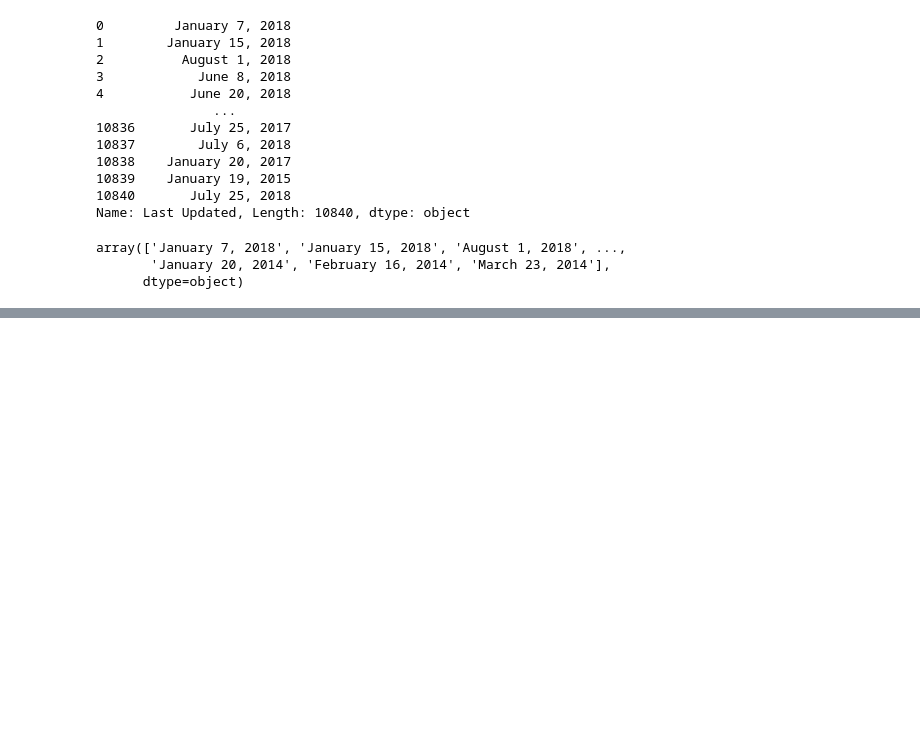
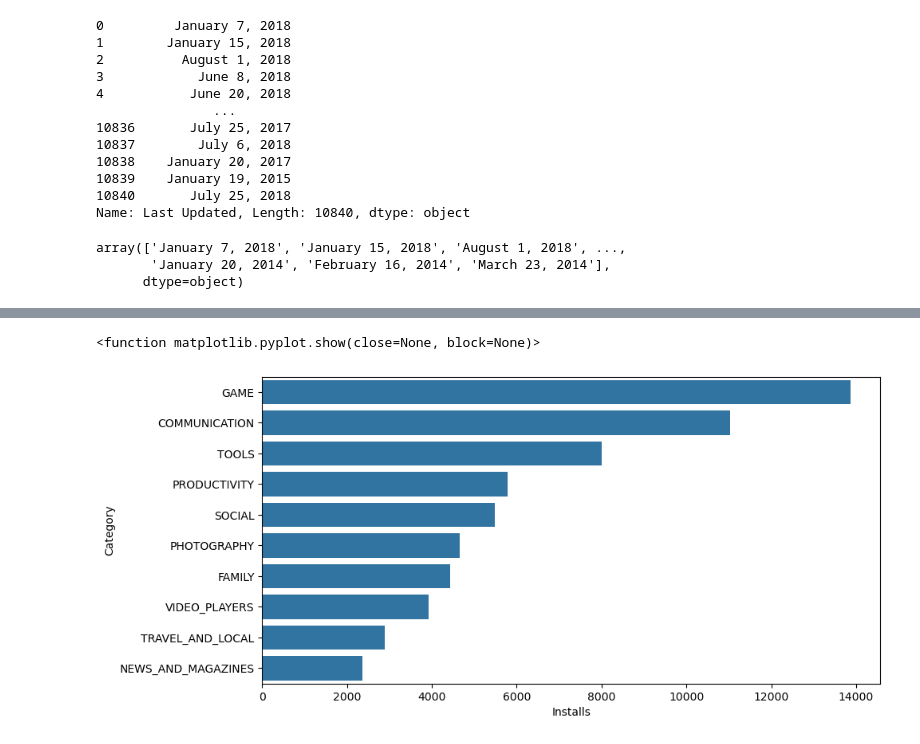
Before and after one commit to EdipMangtay/DataScience, a Jupyter notebook: Dataset/GooglePlay/googleplaystoreapps.ipynb, the cells around one changed output, grey strips where cells are left out. Drawn from its saved outputs; the diff is of its cells as text; code cells hidden in the pictures; blank space fills up the shorter version.

```diff
--- a/Dataset/GooglePlay/googleplaystoreapps.ipynb
+++ b/Dataset/GooglePlay/googleplaystoreapps.ipynb
@@ -443,0 +663,5 @@ df_clean.tail()
+# %%
+df_cat_installs = df_clean.groupby('Category')[['Installs']].sum().sort_values(by='Installs', ascending=False)
+df_cat_installs['Installs'] = df_cat_installs['Installs'] / 1_000_000
+# %%
+df3 = df_cat_installs.head(10)
@@ -443,0 +683,7 @@ df_clean.tail()
+# %%
+plt.figure(figsize=(10,5))
+sns.barplot(x="Installs",y="Category",data=df3)
+plt.show
+# %% [output]
+<function matplotlib.pyplot.show(close=None, block=None)>
+[figure, added]
```
Also changed, not shown: parts of 57 cells of this notebook.
